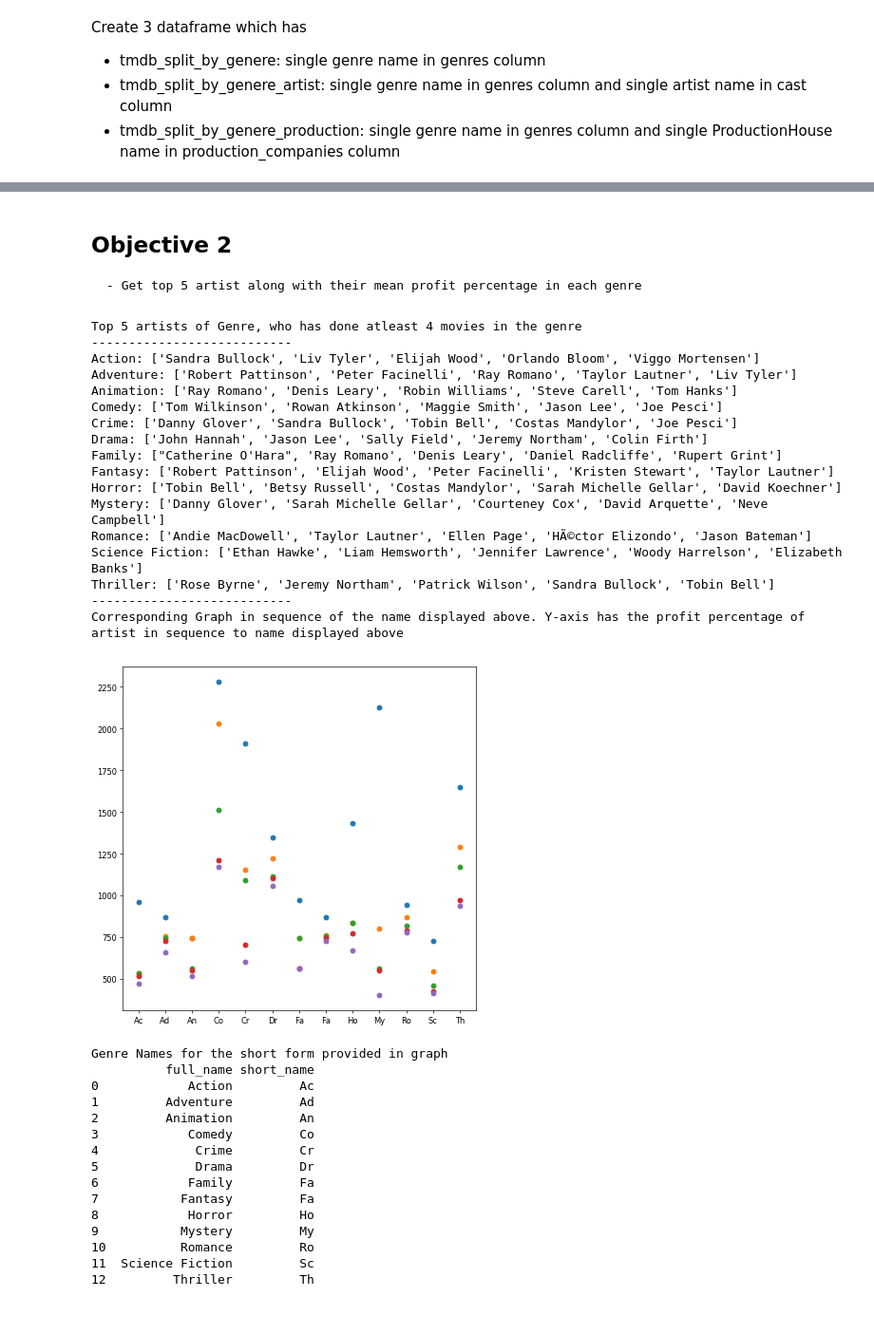
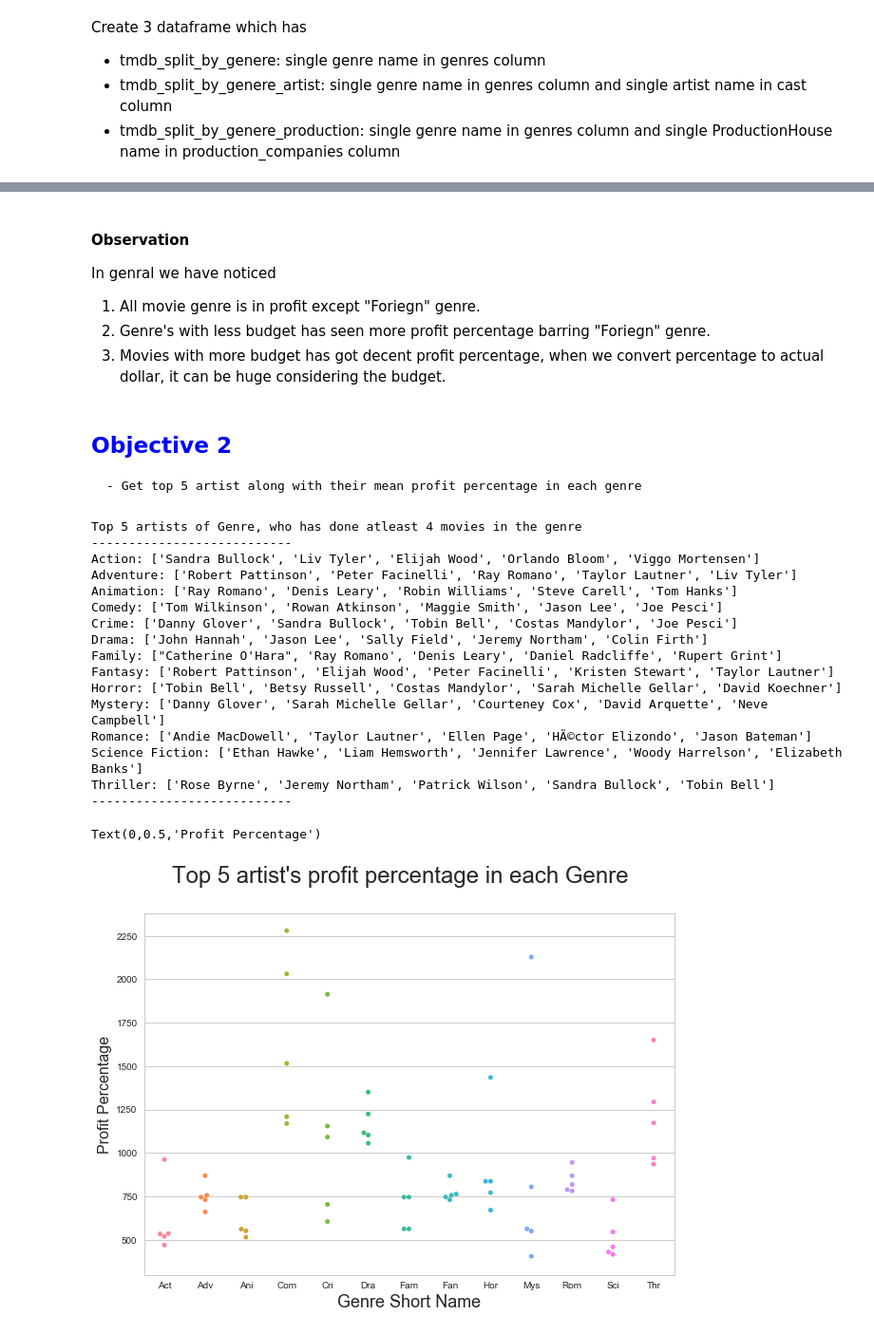
Before and after one commit to nithincprakash/Boston_Housing_Prices, a Jupyter notebook: TMDB_analysis (1).ipynb, the cells around one changed output, grey strips where cells are left out. Shown at 95% size. Saved outputs shown, nothing was run; the diff lists cells and outputs as text; code cells hidden in the pictures.

```diff
--- a/TMDB_analysis (1).ipynb
+++ b/TMDB_analysis (1).ipynb
@@ -42,6 +42,8 @@ import numpy as np
 import pandas as pd
 import matplotlib.pyplot as plt
 %matplotlib inline
+import seaborn as sns
+sns.set(style="whitegrid", color_codes=True)
 # %%
 #Data reading and Wrangling
 
@@ -363,0 +393,26 @@ Genre Names for the short form provided in graph
+# %%
+genere_group
+df_pr = pd.DataFrame()
+df_pr["genere_short_name"] = genere_group.index.values.tolist()
+df_pr["profit_percentage"] = (genere_group["budget_adj"] * genere_group["profit_percentage"] /100).tolist()
+df_pr["budget_adj"] = genere_group["budget_adj"].tolist()
+
+sns.set(style="whitegrid")
+# Initialize the matplotlib figure
+f, ax = plt.subplots(figsize=(15, 7))
+
+# Plot the profit Percentage
+sns.set_color_codes("pastel")
+sns.barplot(x="profit_percentage", y="genere_short_name", data=df_pr,
+            label="Revenue", color="b")
+
+# Plot the Budget
+sns.set_color_codes("muted")
+sns.barplot(x="budget_adj", y="genere_short_name", data=df_pr,
+            label="Budget", color="b")
+
+# Add a legend and informative axis label
+ax.legend(ncol=2, loc="lower right", frameon=True)
+ax.set(title="Budget vs Revenue", ylabel="Genre",
+       xlabel="Average")
+sns.despine(left=True, bottom=True)
@@ -364,54 +421,49 @@ Genre Names for the short form provided in graph
+# %% [markdown]
+#### Observation
+
+In genral we have noticed
+1. All movie genre is in profit except "Foriegn" genre.
+2. Genre's with less budget has seen more profit percentage barring "Foriegn" genre.
+3. Movies with more budget has got decent profit percentage, when we convert percentage to actual dollar, it can be huge considering the budget.
 # %% [markdown]
-## Objective 2
+## <a style="color:blue">Objective 2</a>
     - Get top 5 artist along with their mean profit percentage in each genre
 # %%
 #Get top 5 artist for each genre who has performed atleast 4 movies in that particular genre
 tmdb_split_by_genere_artist.count()
-genre, artist, profit_percentage = get_list_genre_dict(tmdb_split_by_genere_artist, "cast", 4)
+genre_profit, artist = get_list_genre_dict(tmdb_split_by_genere_artist, "cast", 4)
 
 # display top 5 artists in each genre
 print("Top 5 artists of Genre, who has done atleast 4 movies in the genre")
 print("---------------------------")
 for g in artist:
     for key, value in g.items():
         print("{}: {}".format(key, value))
 
 print("---------------------------")
 
-#Display graph for the above data
-print("Corresponding Graph in sequence of the name displayed above. Y-axis has the profit percentage of artist in sequence to name displayed above")
-top5_per_genre_graph(genre,profit_percentage)
+#Display graph for top 5 artists
+plt.figure(figsize=(10, 7))
+fig = sns.swarmplot("genre", "profit_percentage", data=genre_profit)
+fig.figure.suptitle("Top 5 artist's profit percentage in each Genre", fontsize = 24)
+plt.xlabel('Genre Short Name', fontsize=18)
+plt.ylabel('Profit Percentage', fontsize=16)
 # %% [output]
 Top 5 artists of Genre, who has done atleast 4 movies in the genre
 ---------------------------
 Action: ['Sandra Bullock', 'Liv Tyler', 'Elijah Wood', 'Orlando Bloom', 'Viggo Mortensen']
 Adventure: ['Robert Pattinson', 'Peter Facinelli', 'Ray Romano', 'Taylor Lautner', 'Liv Tyler']
 Animation: ['Ray Romano', 'Denis Leary', 'Robin Williams', 'Steve Carell', 'Tom Hanks']
 Comedy: ['Tom Wilkinson', 'Rowan Atkinson', 'Maggie Smith', 'Jason Lee', 'Joe Pesci']
 Crime: ['Danny Glover', 'Sandra Bullock', 'Tobin Bell', 'Costas Mandylor', 'Joe Pesci']
 Drama: ['John Hannah', 'Jason Lee', 'Sally Field', 'Jeremy Northam', 'Colin Firth']
 Family: ["Catherine O'Hara", 'Ray Romano', 'Denis Leary', 'Daniel Radcliffe', 'Rupert Grint']
 Fantasy: ['Robert Pattinson', 'Elijah Wood', 'Peter Facinelli', 'Kristen Stewart', 'Taylor Lautner']
 Horror: ['Tobin Bell', 'Betsy Russell', 'Costas Mandylor', 'Sarah Michelle Gellar', 'David Koechner']
 Mystery: ['Danny Glover', 'Sarah Michelle Gellar', 'Courteney Cox', 'David Arquette', 'Neve Campbell']
 Romance: ['Andie MacDowell', 'Taylor Lautner', 'Ellen Page', 'HÃ©ctor Elizondo', 'Jason Bateman']
 Science Fiction: ['Ethan Hawke', 'Liam Hemsworth', 'Jennifer Lawrence', 'Woody Harrelson', 'Elizabeth Banks']
 Thriller: ['Rose Byrne', 'Jeremy Northam', 'Patrick Wilson', 'Sandra Bullock', 'Tobin Bell']
 ---------------------------
-Corresponding Graph in sequence of the name displayed above. Y-axis has the profit percentage of artist in sequence to name displayed above
+Text(0,0.5,'Profit Percentage')
-[figure, old version]
+[figure, new version]
-Genre Names for the short form provided in graph
-          full_name short_name
-0            Action         Ac
-1         Adventure         Ad
-2         Animation         An
-3            Comedy         Co
-4             Crime         Cr
-5             Drama         Dr
-6            Family         Fa
-7           Fantasy         Fa
-8            Horror         Ho
-9           Mystery         My
-10          Romance         Ro
-11  Science Fiction         Sc
-12         Thriller         Th
```
Also changed, not shown: parts of 26 cells of this notebook.
